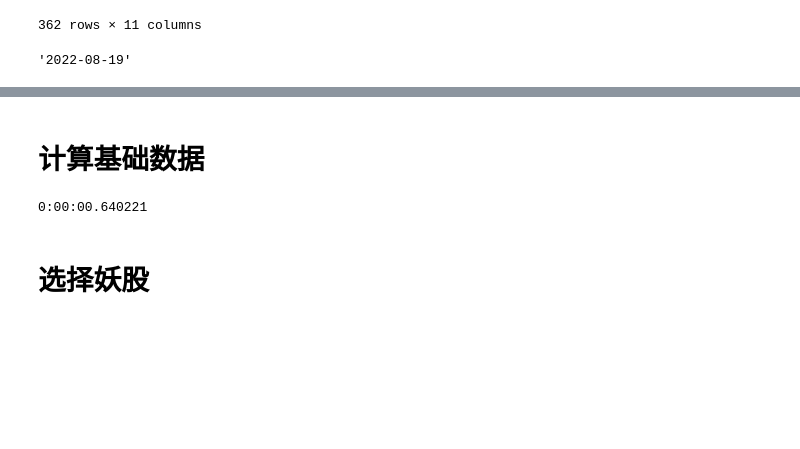
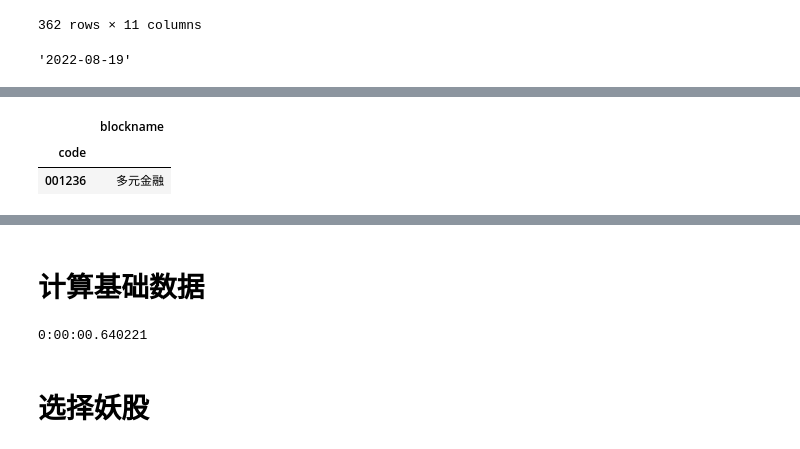
Before and after one commit to nuswgg/quants_qa, a Jupyter notebook: QA/QA how to select stock.ipynb, the cells around one changed output, grey strips where cells are left out. Saved outputs shown, nothing was run; the diff lists cells and outputs as text; code cells hidden in the pictures; blank space fills up the shorter version.

```diff
--- a/QA/QA how to select stock.ipynb
+++ b/QA/QA how to select stock.ipynb
@@ -285,0 +181,9 @@ array(None, dtype=object)
+# %%
+top20_stock = grp_method.xs('2022-08-19').max(axis=1).sort_values(ascending = False).dropna().head(20)
+# %%
+top20_code_list = top20_stock.index.to_list()
+# %%
+# stock_block_data = QA.QA_fetch_stock_block('000001')
+def get_industry(code):
+    stock_block_data = QA.QA_fetch_stock_block(code)
+    return pd.DataFrame(stock_block_data.loc[stock_block_data['type'] == 'tdxhy'].blockname)
@@ -285,0 +194,4 @@ array(None, dtype=object)
+# %%
+df=get_industry(top20_code_list[0])
+for n in top20_code_list[1:]:
+    df = pd.concat([df,get_industry(n),axis=0])
@@ -285,0 +200,6 @@ array(None, dtype=object)
+# %%
+pd.DataFrame(df)
+# %% [output]
+|  | blockname |
+| code |  |
+| 001236 | 多元金融 |
```
Also changed, not shown: parts of 26 cells of this notebook, 1 other file.
